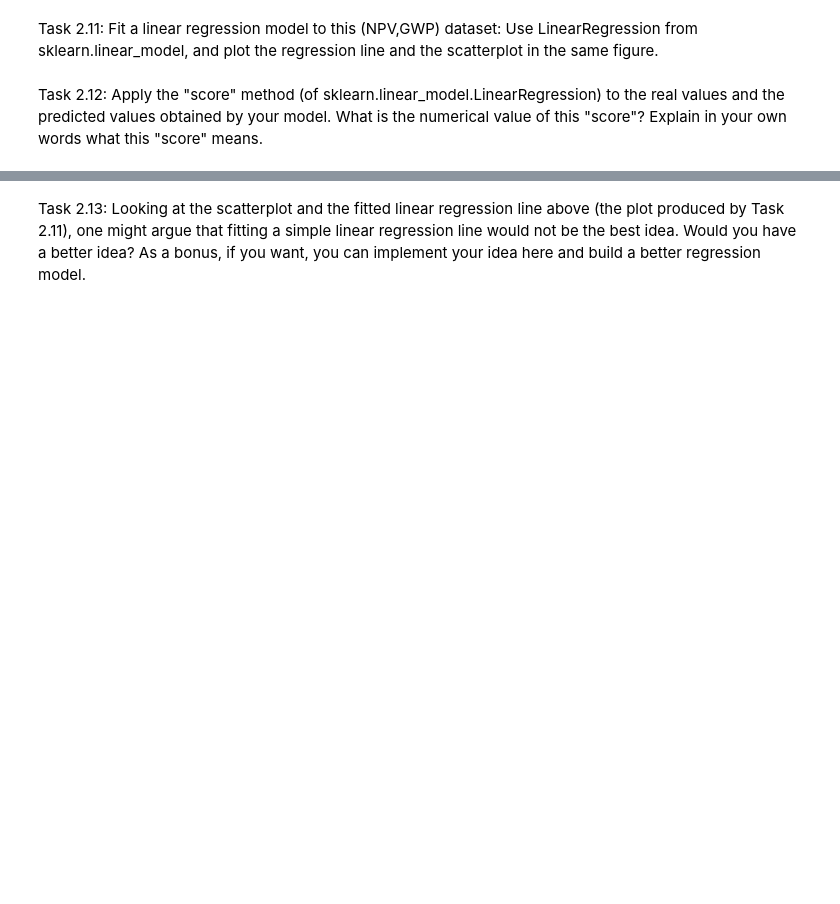
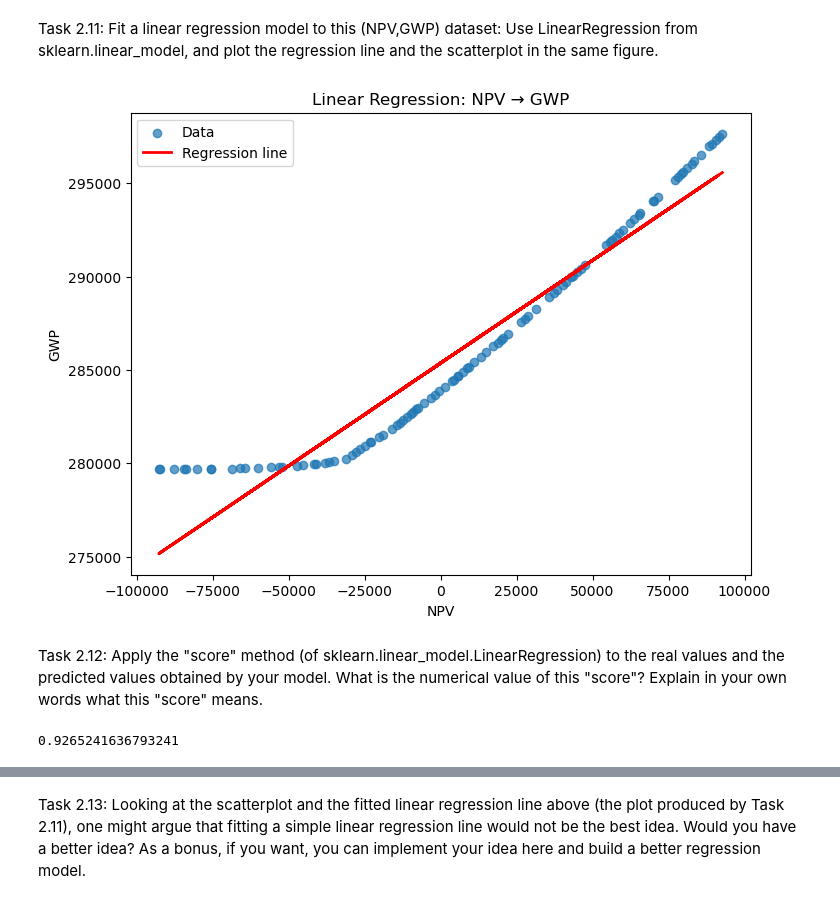
Before and after one commit to Wind-bytes/Regression-grupp29, a Jupyter notebook: Regression lab-1.ipynb, the cells around one changed output, grey strips where cells are left out. Saved outputs shown, nothing was run; the diff lists cells and outputs as text; code cells hidden in the pictures; blank space fills up the shorter version.

Commit message:
Svaren till uppgift 2

```diff
--- a/Regression lab-1.ipynb
+++ b/Regression lab-1.ipynb
@@ -99,4 +170,36 @@ Task 2.10: The scatterplot shows that GWP is rather constant when NPV is lower t
 # %% [markdown]
 Task 2.11: Fit a linear regression model to this (NPV,GWP) dataset: Use LinearRegression from sklearn.linear_model, and plot the regression line and the scatterplot in the same figure.
+# %%
+from sklearn.linear_model import LinearRegression
+import numpy as np
+import matplotlib.pyplot as plt
+
+# Steg 1: Forma om x till 2D-array (krav för sklearn)
+X = x.values.reshape(-1, 1)
+Y = y.values
+
+# Steg 2: Skapa och träna modellen
+model = LinearRegression()
+model.fit(X, Y)
+
+# Steg 3: Prediktioner för alla x-värden
+y_pred = model.predict(X)
+
+# Steg 4: Plotta scatter + regressionslinje
+plt.figure(figsize=(8, 6))
+plt.scatter(x, y, label="Data", alpha=0.7)
+plt.plot(x, y_pred, color="red", linewidth=2, label="Regression line")
+
+plt.xlabel("NPV")
+plt.ylabel("GWP")
+plt.title("Linear Regression: NPV → GWP")
+plt.legend()
+plt.show()
+# %% [output]
+[figure, added]
 # %% [markdown]
 Task 2.12: Apply the "score" method (of sklearn.linear_model.LinearRegression) to the real values and the predicted values obtained by your model. What is the numerical value of this "score"? Explain in your own words what this "score" means.
+# %%
+model.score(X, y)
+# %% [output]
+0.9265241636793241
```
Also changed, not shown: parts of 19 cells of this notebook.
